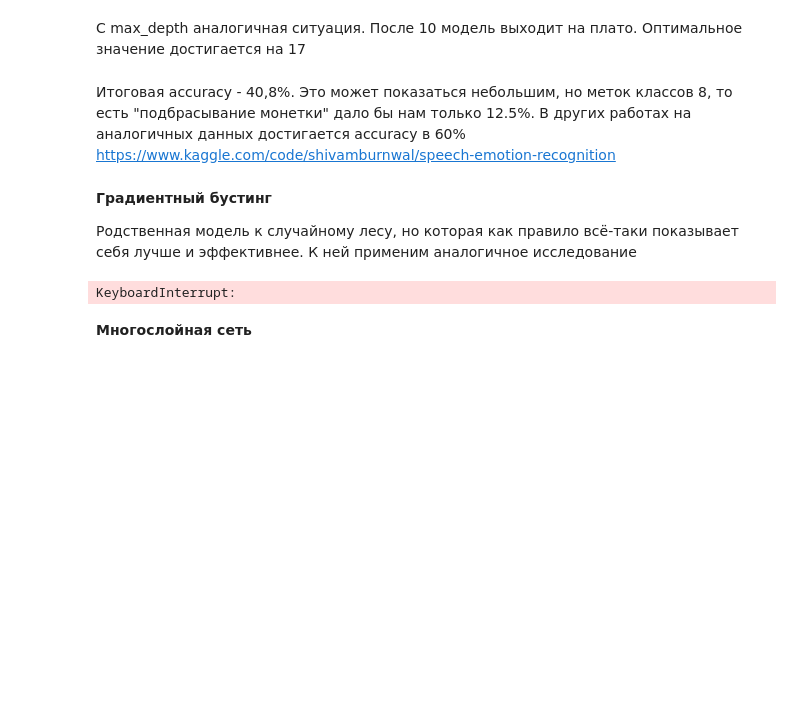
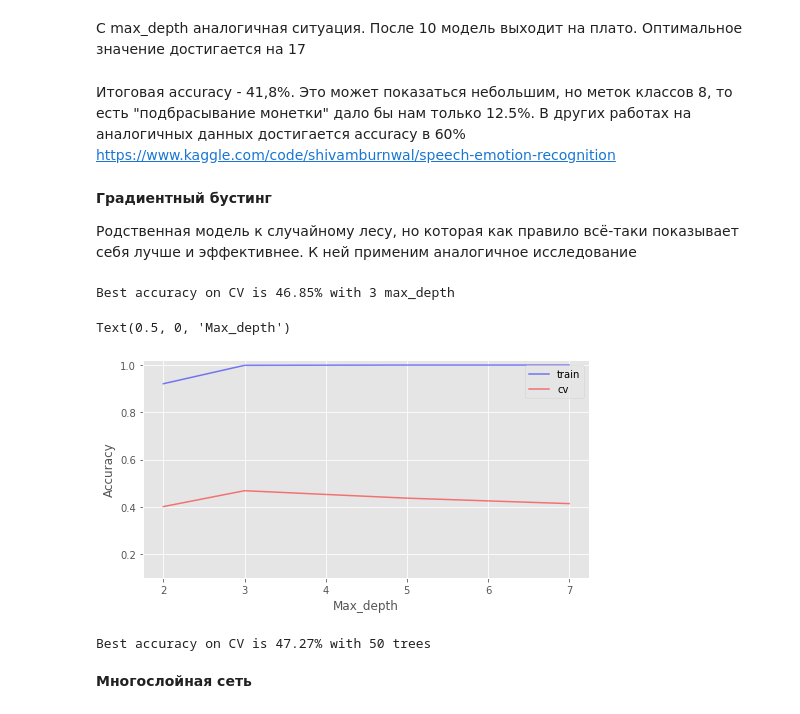
Before and after one commit to dvirnyak/Emotion-Recognition, a Jupyter notebook: comparing_models.ipynb, the cells around one changed output. Saved outputs shown, nothing was run; the diff lists cells and outputs as text; code cells hidden in the pictures; blank space fills up the shorter version.

```diff
--- a/comparing_models.ipynb
+++ b/comparing_models.ipynb
@@ -117,7 +117,7 @@ Text(0.5, 0, 'Max_depth')
 # %% [markdown]
 С max_depth аналогичная ситуация. После 10 модель выходит на плато. Оптимальное значение достигается на 17
 # %% [markdown]
-Итоговая accuracy - 40,8%. Это может показаться небольшим, но меток классов 8, то есть "подбрасывание монетки" дало бы нам только 12.5%. В других работах на аналогичных данных достигается accuracy в 60% https://www.kaggle.com/code/shivamburnwal/speech-emotion-recognition
+Итоговая accuracy - 41,8%. Это может показаться небольшим, но меток классов 8, то есть "подбрасывание монетки" дало бы нам только 12.5%. В других работах на аналогичных данных достигается accuracy в 60% https://www.kaggle.com/code/shivamburnwal/speech-emotion-recognition
 # %% [markdown]
 **Градиентный бустинг**
 
@@ -127,61 +127,58 @@ from sklearn.ensemble import GradientBoostingClassifier
 
 clf = GradientBoostingClassifier(warm_start=True, max_depth=5,
                                  learning_rate=0.1, subsample=1,
-                                n_estimators=1000)
+                                n_estimators=100)
 # %%
 # Создаем списки для сохранения точности на тренировочном и тестовом датасете
 train_acc = []
 test_acc = []
-temp_train_acc = []
-temp_test_acc = []
-max_depth_grid = [2, 3, 5, 7, 11, 13]
+max_depth_grid = [2, 3, 5, 7]
 
 # Обучаем на тренировочном датасете
 for max_depth in max_depth_grid:
-    rfc = GradientBoostingClassifier(warm_start=True, max_depth=max_depth,
-                                 learning_rate=0.1)
-    temp_train_acc = []
-    temp_test_acc = []
-    for train_index, test_index in skf.split(X, y):
-        X_train, X_test = X.iloc[train_index], X.iloc[test_index]
-        y_train, y_test = y[train_index], y[test_index]
-        rfc.fit(X_train, y_train)
-        temp_train_acc.append(rfc.score(X_train, y_train))
-        temp_test_acc.append(rfc.score(X_test, y_test))
-    train_acc.append(temp_train_acc)
-    test_acc.append(temp_test_acc)
+    clf = GradientBoostingClassifier(warm_start=True, max_depth=max_depth,
+                                 learning_rate=0.1, n_estimators=50)
+    X_train, X_test, y_train, y_test = train_test_split(X, y, test_size=0.33, stratify = y)
+
+    clf.fit(X_train, y_train)
+    train_acc.append(clf.score(X_train, y_train))
+    test_acc.append(clf.score(X_test, y_test))
 
 train_acc, test_acc = np.asarray(train_acc), np.asarray(test_acc)
-print("Best accuracy on CV is {:.2f}% with {} max_depth".format(max(test_acc.mean(axis=1))*100,
-                                                        max_depth_grid[np.argmax(test_acc.mean(axis=1))]))
+print("Best accuracy on CV is {:.2f}% with {} max_depth".format(max(test_acc)*100,
+                                                        max_depth_grid[np.argmax(test_acc)]))
 # %% [output]
-KeyboardInterrupt:
+Best accuracy on CV is 46.85% with 3 max_depth
+# %%
+fig, ax = plt.subplots(figsize=(8, 4))
+ax.plot(max_depth_grid, train_acc, alpha=0.5, color='blue', label='train')
+ax.plot(max_depth_grid, test_acc, alpha=0.5, color='red', label='cv')
+ax.legend(loc='best')
+ax.set_ylim([0.1,1.02])
+ax.set_ylabel("Accuracy")
+ax.set_xlabel("Max_depth")
+ax.set_title("Gradient Boost")
+# %% [output]
+Text(0.5, 0, 'Max_depth')
+[figure, added]
 # %%
-# Инициализируем валидацию
-skf = StratifiedKFold(n_splits=5, shuffle=True, random_state=42)
-
 # Создаем списки для сохранения точности на тренировочном и тестовом датасете
 train_acc = []
 test_acc = []
-temp_train_acc = []
-temp_test_acc = []
-trees_grid = [5, 10, 15, 20, 30, 50, 75, 100, 150, 200, 350, 400]
+trees_grid = [20, 50, 100, 200]
 
 # Обучаем на тренировочном датасете
 for ntrees in trees_grid:
-    rfc = GradientBoostingClassifier(warm_start=True, max_depth=5,
+    clf = GradientBoostingClassifier(warm_start=True, max_depth=3,
                                  learning_rate=0.1, n_estimators=ntrees)
-    temp_train_acc = []
-    temp_test_acc = []
-    for train_index, test_index in skf.split(X, y):
-        X_train, X_test = X.iloc[train_index], X.iloc[test_index]
-        y_train, y_test = y[train_index], y[test_index]
-        rfc.fit(X_train, y_train)
-        temp_train_acc.append(rfc.score(X_train, y_train))
-        temp_test_acc.append(rfc.score(X_test, y_test))
-    train_acc.append(temp_train_acc)
-    test_acc.append(temp_test_acc)
+    X_train, X_test, y_train, y_test = train_test_split(X, y, test_size=0.33, stratify = y)
+
+    clf.fit(X_train, y_train)
+    train_acc.append(clf.score(X_train, y_train))
+    test_acc.append(clf.score(X_test, y_test))
 
 train_acc, test_acc = np.asarray(train_acc), np.asarray(test_acc)
-print("Best accuracy on CV is {:.2f}% with {} trees".format(max(test_acc.mean(axis=1))*100,
-                                                        trees_grid[np.argmax(test_acc.mean(axis=1))]))
+print("Best accuracy on CV is {:.2f}% with {} trees".format(max(test_acc)*100,
+                                                        trees_grid[np.argmax(test_acc)]))
+# %% [output]
+Best accuracy on CV is 47.27% with 50 trees
```
Also changed, not shown: parts of 1 cell of this notebook, 2 other files.
